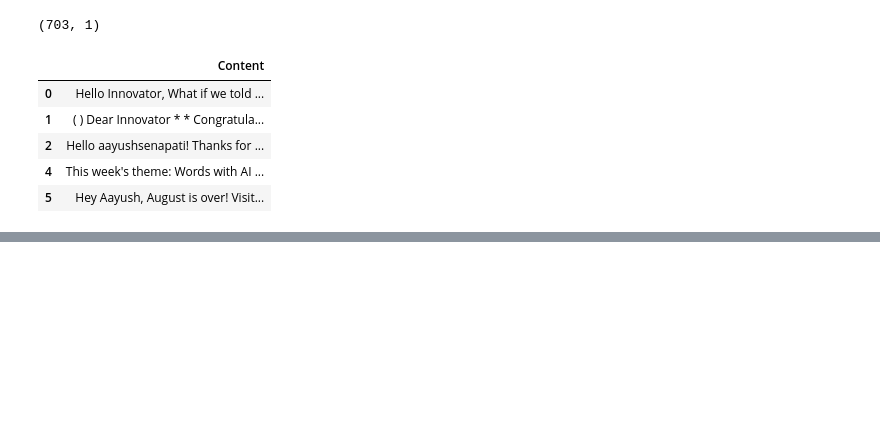
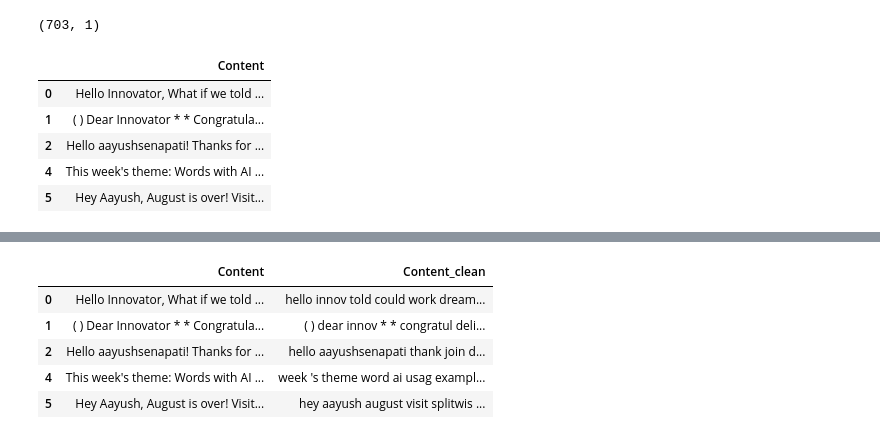
Before and after one commit to AayushNagarr/MailMagnet, a Jupyter notebook: kmeans.ipynb, the cells around one changed output, grey strips where cells are left out. Cells and saved outputs as stored; diff of their text form; code cells hidden in the pictures; blank space fills up the shorter version.

```diff
--- a/kmeans.ipynb
+++ b/kmeans.ipynb
@@ -130,0 +149,4 @@ def deEmojify(x):
+# %%
+def remove_num(texts):
+    output = re.sub(r'\d+', '', texts )
+    return output
@@ -130,0 +159,6 @@ def deEmojify(x):
+# %%
+
+
+def remove_punctuation(text):
+    result = "".join(u for u in text if u not in ("?", ".", ";", ":",  "!",'"',',') )
+    return result
@@ -130,0 +184,41 @@ def deEmojify(x):
+# %%
+# Stemming
+
+
+
+from nltk.corpus import stopwords
+from nltk.stem import SnowballStemmer
+
+def Stemming(text):
+    stem = []
+    stopword = stopwords.words('english')
+    snowball_stemmer = SnowballStemmer('english')
+    word_tokens = nltk.word_tokenize(text)
+    stemmed_word = [ snowball_stemmer.stem(word) for word in word_tokens ]
+    stem = ' '.join(stemmed_word)
+    return stem
+# %%
+
+
+def cleaning(df, Content):
+    df_processed = df.copy()
+    df_processed[Content] = df_processed['Content']
+    df_processed[Content] = df_processed[Content].apply(clean)
+    df_processed[Content] = df_processed[Content].apply(deEmojify)
+    df_processed[Content] = df_processed[Content].apply(remove_num)
+    df_processed[Content] = df_processed[Content].apply(remove_punctuation)
+    df_processed[Content] = df_processed[Content].apply(remove_stopwords)
+    df_processed[Content] = df_processed[Content].apply(unify_whitespaces)
+    df_processed[Content] = df_processed[Content].apply(Stemming)
+    return df_processed
+
+df_processed = cleaning(df_2, 'Content_clean' )
+# %%
+df_processed.head()
+# %% [output]
+|  | Content | Content_clean |
+| 0 | Hello Innovator, What if we told ... | hello innov told could work dream... |
+| 1 | ( ) Dear Innovator * * Congratula... | ( ) dear innov * * congratul deli... |
+| 2 | Hello aayushsenapati! Thanks for ... | hello aayushsenapati thank join d... |
+| 4 | This week's theme: Words with AI ... | week 's theme word ai usag exampl... |
+| 5 | Hey Aayush, August is over! Visit... | hey aayush august visit splitwis ... |
```
Also changed, not shown: parts of 4 cells of this notebook.
